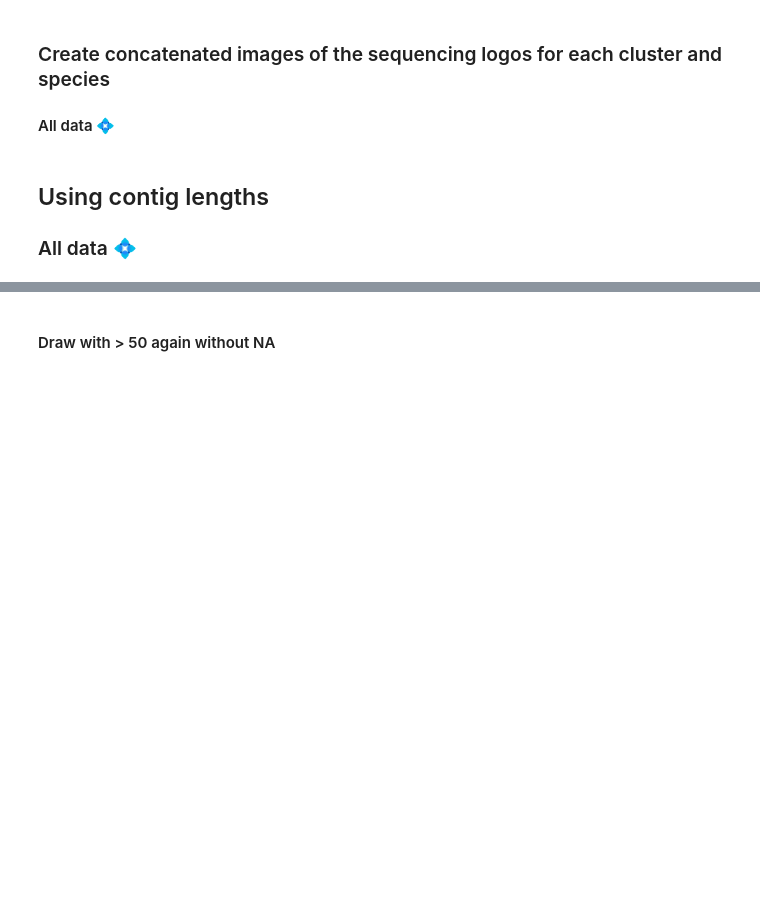
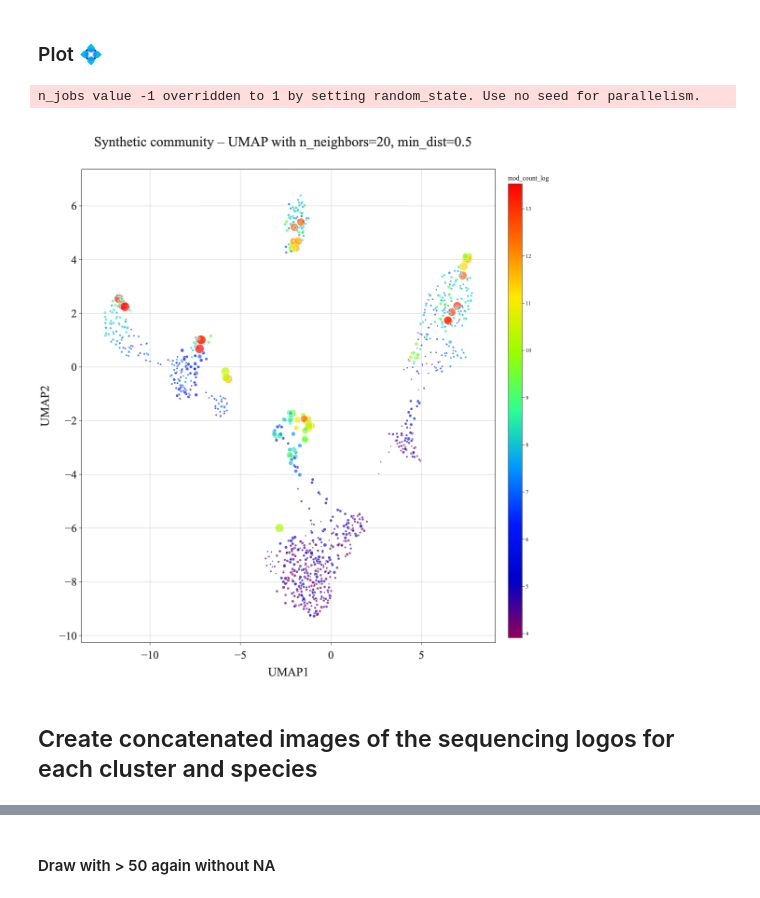
Before and after one commit to melinamarkkanen/Methylation, a Jupyter notebook: notebooks/UMAP_analysis_HAMBI.ipynb, the cells around one changed output, grey strips where cells are left out. Saved outputs shown, nothing was run; the diff lists cells and outputs as text; code cells hidden in the pictures; blank space fills up the shorter version.

Commit message:
umap hambi progress

```diff
--- a/notebooks/UMAP_analysis_HAMBI.ipynb
+++ b/notebooks/UMAP_analysis_HAMBI.ipynb
@@ -18,6 +19,10 @@ from sklearn.cluster import KMeans
 seed = 98
 import matplotlib.pyplot as plt
 import seaborn as sns
+
+# Set font
+import matplotlib.pyplot as plt
+plt.rcParams['font.family'] = 'STIXGeneral'
 # %%
 path_to_images = '/scratch/project_2006608/Methylation/notebooks/UMAP_HAMBI/'
 # %%
@@ -532,6 +149,68 @@ plt.show()
+# %% [markdown]
+### Plot 💠
+# %%
+n_neighbors = [20]
+min_dist = [0.5]
+
+for n in n_neighbors:
+    for m in min_dist:
+        reducer = umap.UMAP(n_neighbors=n, min_dist=m, random_state=seed)
+        embedding = reducer.fit_transform(df_mod_counts.iloc[:, :-21])
+        mod_counts_UMAP_df  = pd.DataFrame({
+            'UMAP1': embedding[:, 0],
+            'UMAP2': embedding[:, 1],
+            'Domain to species': df_mod_counts['Domain to species'],
+            'Domain to genus': df_mod_counts['Domain to genus'],
+            'element': df_mod_counts['element'],
+            'contig': df_mod_counts.index,
+            'mod_count':df_mod_counts['mod_count'],
+            'mod_count_log':df_mod_counts['mod_count_log'],
+            'contig_length_sqrt':df_mod_counts['contig_length_sqrt']
+        })
+
+        column = 'Domain to species'
+        mod_counts_UMAP_df['Domain to species'] = mod_counts_UMAP_df['Domain to species'].fillna('NA')
+        value_counts = mod_counts_UMAP_df[column].value_counts().to_dict()
+        mod_counts_UMAP_df[f'{column}_with_counts'] = mod_counts_UMAP_df[column].apply(lambda x: f'{x} ({value_counts[x]})')
+        mod_counts_UMAP_df['count'] = mod_counts_UMAP_df[column].map(value_counts)
+        mod_counts_UMAP_df = mod_counts_UMAP_df.sort_values(by=['count'], ascending=False)
+        mod_counts_UMAP_df[f'{column}_with_counts'] = pd.Categorical(
+            mod_counts_UMAP_df[f'{column}_with_counts'],
+            categories=mod_counts_UMAP_df[f'{column}_with_counts'].unique(),
+            ordered=True
+        )
+
+        fig = px.scatter(mod_counts_UMAP_df,
+                            x='UMAP1',
+                            y='UMAP2',
+                            labels={f'{column}_with_counts': column},
+                            color='mod_count_log',
+                            title=f' Synthetic community – UMAP with n_neighbors={n}, min_dist={m}',
+                            color_continuous_scale=px.colors.sequential.Rainbow,
+                            hover_data={'Domain to species': True, 'Domain to genus': True,
+                                        'element': True, 'contig': True},
+                            size='contig_length_sqrt')
+        title = f' Synthetic community – UMAP with n_neighbors={n}, min_dist={m}'
+
+        fig.update_layout(font=dict(family="Times New Roman"),
+            title=dict(text=title, font=dict(size=30), x=0.47, xanchor='center'),
+            height=1200, width=1200, template='simple_white', showlegend=True,
+            legend=dict(
+                title=dict(text="title", font=dict(size=26)),
+                font=dict(size=26), x=0.5, y=-0.05, traceorder="normal", xanchor='center', yanchor='top', orientation='h'),
+            xaxis=dict(title_font=dict(size=26), tickfont=dict(size=24),
+                       showgrid=True, gridcolor='lightgray', zeroline=False, showline=True, linecolor='black', linewidth=1, mirror=True),
+            yaxis=dict(title_font=dict(size=26), tickfont=dict(size=24), showgrid=True, gridcolor='lightgray',
+                       zeroline=False, showline=True, linecolor='black', linewidth=1, mirror=True))
+        fig.show()
+        fig.write_image(f'UMAP_HAMBI/UMAP_{n}_{m}_contig_mod_counts_log_contig_length_sqrt.png')
+        fig.write_image(f'UMAP_HAMBI/UMAP_{n}_{m}_contig_mod_counts_log_contig_length_sqrt.svg')
+        fig.write_html(f'UMAP_HAMBI/UMAP_{n}_{m}_contig_mod_counts_log_contig_length_sqrt.html')
+# %% [output]
+n_jobs value -1 overridden to 1 by setting random_state. Use no seed for parallelism.
+[figure, added]
 # %% [markdown]
-### Create concatenated images of the sequencing logos for each cluster and species
-#### All data 💠
+## Create concatenated images of the sequencing logos for each cluster and species
 # %%
 def search_images_in_subfolders(path_to_folders, index, image_types):
     """Search for images by index and type from subfolders, adding placeholders if necessary."""
@@ -660,6 +339,3 @@ plt.ylabel('Number of Unique KMeans Clusters')
 
 plt.xticks(rotation=90)
 plt.show()
-# %% [markdown]
-## Using contig lengths
-### All data 💠
```
Also changed, not shown: parts of 98 cells of this notebook, 2 other files.
